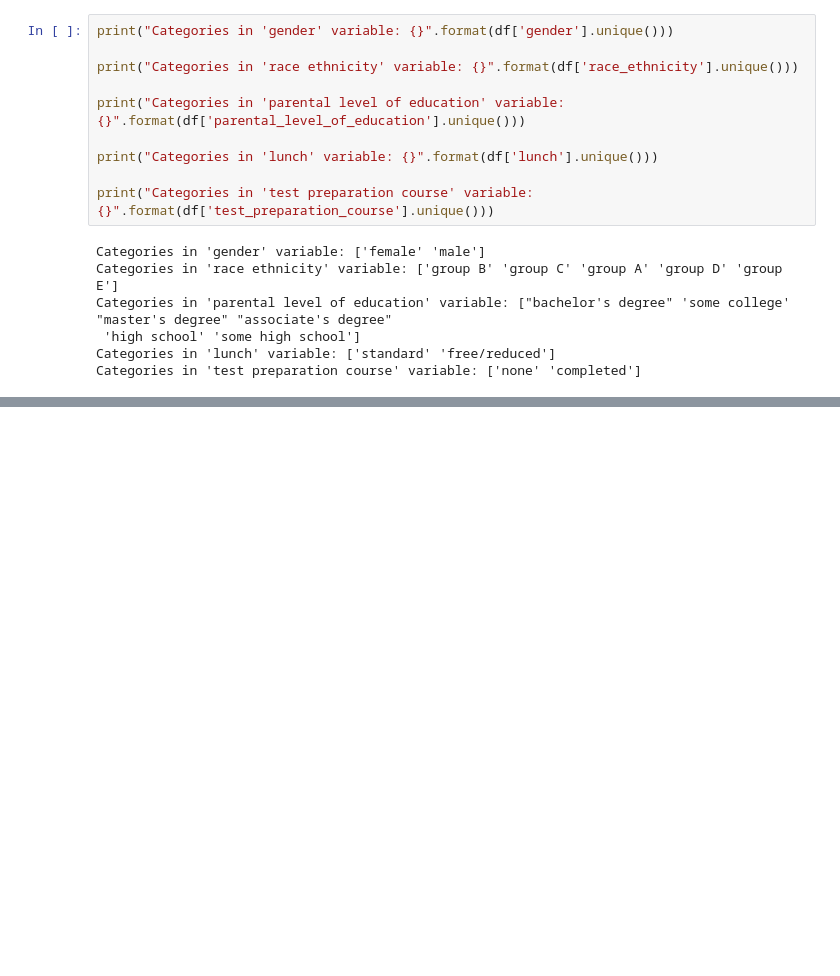
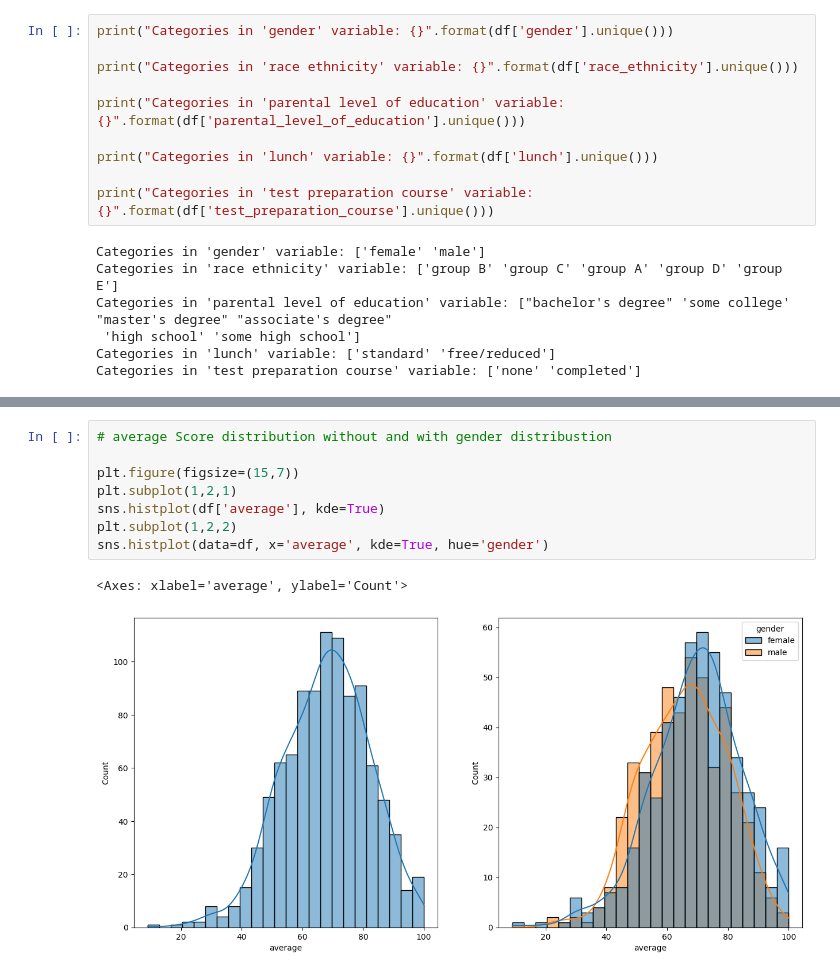
Before and after one commit to amitsas94/mlprojecte2e, a Jupyter notebook: notebook_jupyter/EDA Student performance.ipynb, the cells around one changed output, grey strips where cells are left out. Drawn from its saved outputs; the diff is of its cells as text; blank space fills up the shorter version.

```diff
--- a/notebook_jupyter/EDA Student performance.ipynb
+++ b/notebook_jupyter/EDA Student performance.ipynb
@@ -200,0 +214,11 @@ df.head()
+# %%
+# average Score distribution without and with gender distribustion
+
+plt.figure(figsize=(15,7))
+plt.subplot(1,2,1)
+sns.histplot(df['average'], kde=True)
+plt.subplot(1,2,2)
+sns.histplot(data=df, x='average', kde=True, hue='gender')
+# %% [output]
+<Axes: xlabel='average', ylabel='Count'>
+[figure, added]
```
Also changed, not shown: parts of 6 cells of this notebook, 6 other files.
